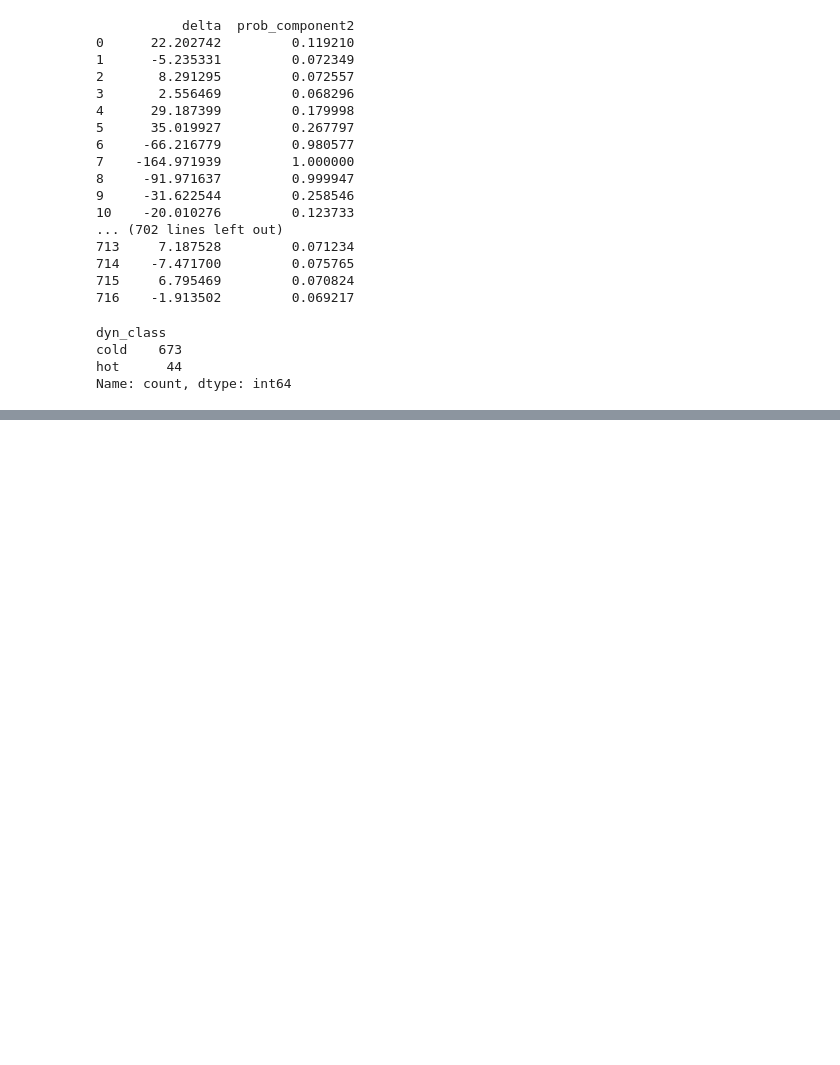
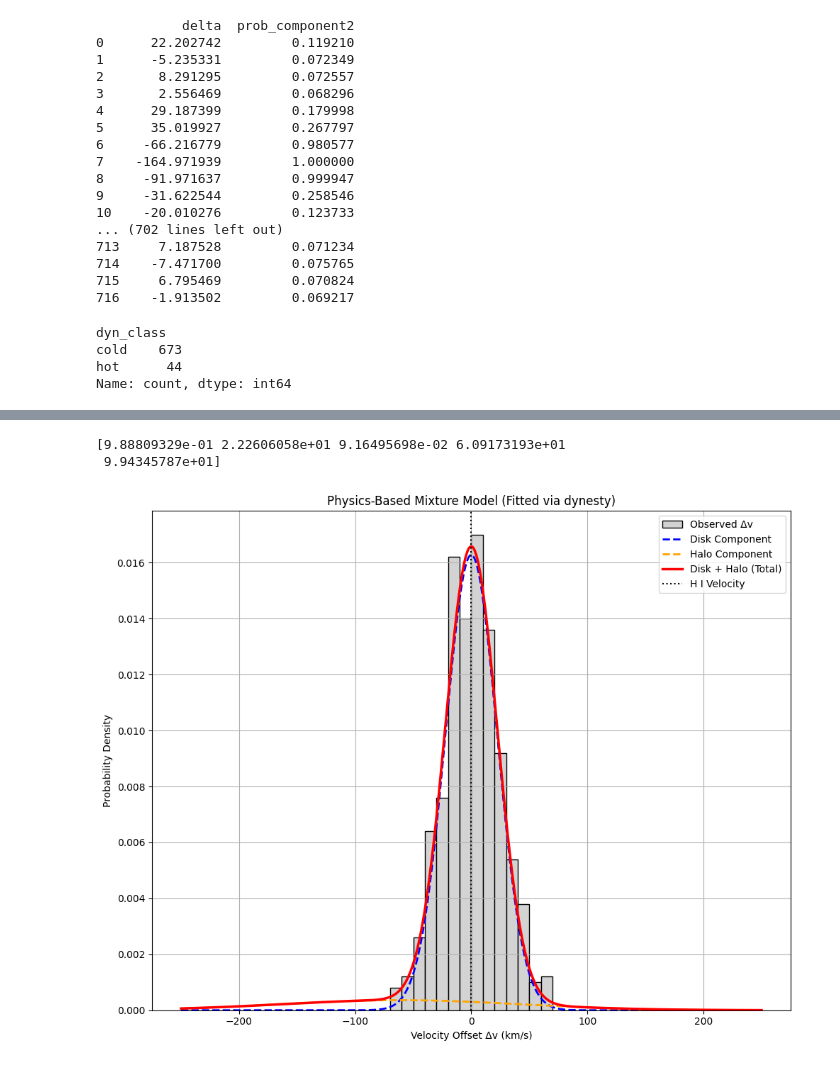
Before and after one commit to Gautam-Kumaran/M33_Analysis, a Jupyter notebook: SIP Codes/spatialv1.ipynb, the cells around one changed output, grey strips where cells are left out. Drawn from its saved outputs; the diff is of its cells as text; code cells hidden in the pictures; blank space fills up the shorter version.

```diff
--- a/SIP Codes/spatialv1.ipynb
+++ b/SIP Codes/spatialv1.ipynb
@@ -560,0 +676,77 @@ Name: count, dtype: int64
+# %%
+# Re-import after kernel reset
+import numpy as np
+import matplotlib.pyplot as plt
+from scipy.stats import norm
+
+# Best-fit parameters from dynesty (example values)
+print(parlist)
+# Dummy model velocities and observed data
+np.random.seed(42)
+modelvels = np.random.normal(0, 20, size=500)
+observed_vels = modelvels + np.random.normal(0, 25, size=500)
+delta = observed_vels - modelvels
+
+# Extras: [phi (radians), inclination (radians), unit vector for projection]
+phi = np.random.uniform(0, 2*np.pi, size=500)
+incl = np.radians(np.full_like(phi, 56))  # e.g., 56° inclination
+project_unit = np.ones_like(phi)
+extras = [phi, incl, project_unit]
+
+# Flags: no tilted disk, include halo
+optflags = ['F', 'T']
+
+# Define genpdf_voffset
+def genpdf_voffset(xarray, parlist, extras, modelvels, optflags):
+    if len(parlist) == 5:
+        if optflags[0] == 'T':
+            veldiskmodel_td = 0 + extras[2]*parlist[0]*np.cos(extras[1])*np.sin(extras[0])
+            vel_disk = np.zeros(len(xarray))
+            for v, td in zip(modelvels, veldiskmodel_td):
+                vel_disk += norm.pdf(xarray, v - td, parlist[1])
+            diskmodel_pdf = vel_disk / len(modelvels)
+        else:
+            diskmodel_pdf = norm.pdf(xarray, 0., parlist[1])
+
+        multidiskmodel_pdf = (1 - parlist[2]) * diskmodel_pdf
+        tdiskmodel_pdf = np.zeros(len(xarray))
+
+        if optflags[1] == 'T':
+            vel_halo = np.zeros(len(xarray))
+            for v in modelvels:
+                veloffset_halo = v - parlist[3]
+                vel_halo += norm.pdf(xarray, veloffset_halo, parlist[4])
+            halomodel_pdf = vel_halo / len(modelvels)
+        else:
+            halomodel_pdf = np.zeros(len(xarray))
+
+        diskplushalo_pdf = (1 - parlist[2]) * diskmodel_pdf + parlist[2] * halomodel_pdf
+        halofrac = parlist[2]
+
+        return diskmodel_pdf, tdiskmodel_pdf, multidiskmodel_pdf, halomodel_pdf, diskplushalo_pdf, halofrac
+
+# X grid and genpdf
+x = np.linspace(-250, 250, 1000)
+disk_pdf, _, multi_disk_pdf, halo_pdf, total_pdf, f_halo = genpdf_voffset(
+    x, parlist, extras, modelvels, optflags
+)
+
+# Plot
+plt.figure(figsize=(10, 8))
+plt.hist(delta, bins=50, range=(-250, 250), color='lightgray', edgecolor='black',
+         density=True, label='Observed Δv')
+plt.plot(x, multi_disk_pdf, 'b--', lw=2, label='Disk Component')
+plt.plot(x, halo_pdf * f_halo, 'orange', lw=2, linestyle='--', label='Halo Component')
+plt.plot(x, total_pdf, 'r-', lw=2.5, label='Disk + Halo (Total)')
+plt.axvline(0, color='k', linestyle=':', lw=1.5, label='H I Velocity')
+plt.title("Physics-Based Mixture Model (Fitted via dynesty)")
+plt.xlabel("Velocity Offset Δv (km/s)")
+plt.ylabel("Probability Density")
+plt.legend()
+plt.grid(True)
+plt.tight_layout()
+plt.show()
+# %% [output]
+[9.88809329e-01 2.22606058e+01 9.16495698e-02 6.09173193e+01
+ 9.94345787e+01]
+[figure, added]
```
Also changed, not shown: parts of 8 cells of this notebook, 2 other files.
